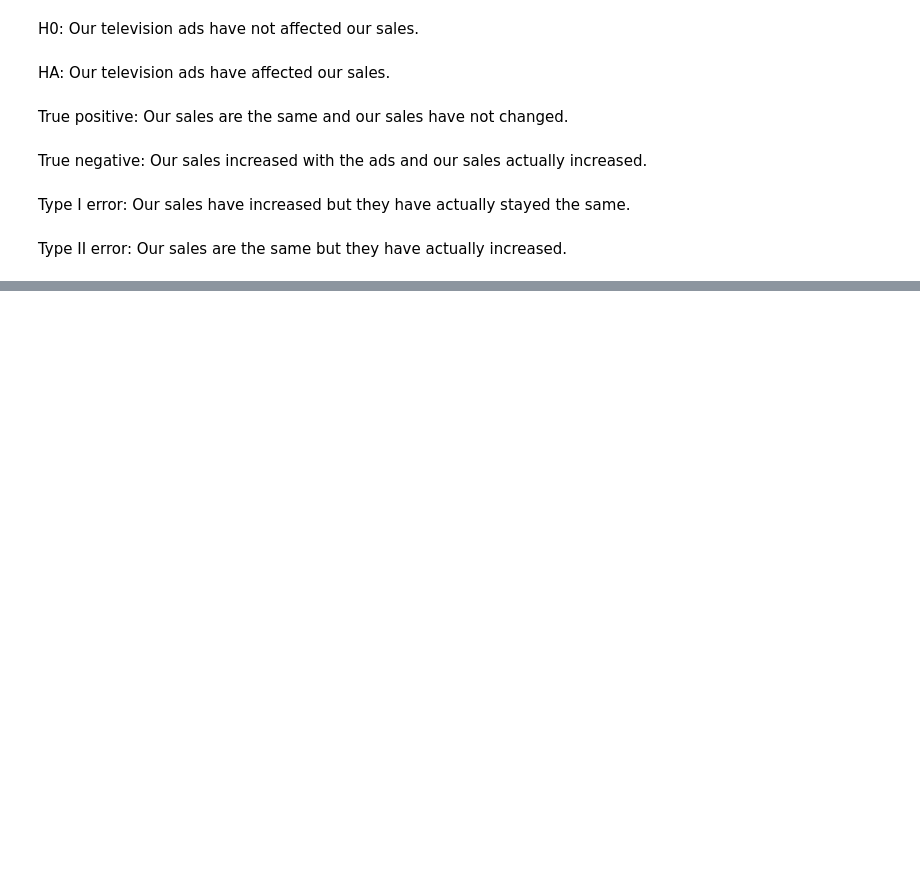
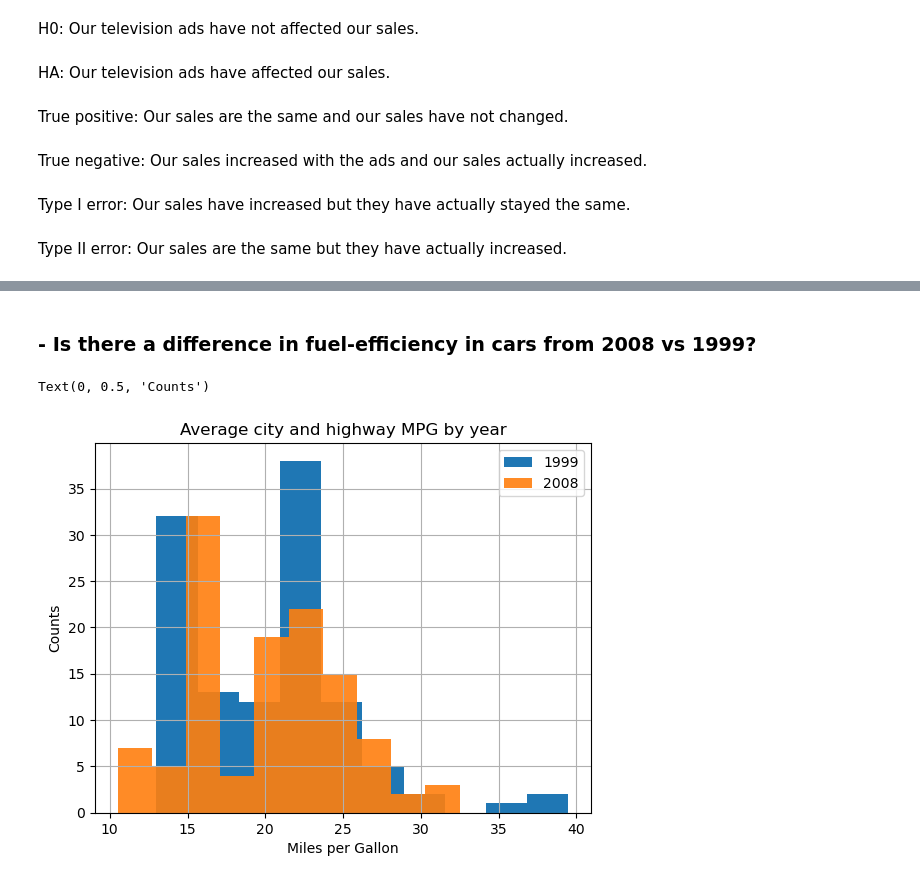
Before and after one commit to JoshuaHolt-Tech/statistics-exercises, a Jupyter notebook: hypothesis_testing.ipynb, the cells around one changed output, grey strips where cells are left out. Saved outputs shown, nothing was run; the diff lists cells and outputs as text; code cells hidden in the pictures; blank space fills up the shorter version.

```diff
--- a/hypothesis_testing.ipynb
+++ b/hypothesis_testing.ipynb
@@ -54,0 +85,2 @@ Type II error: Our sales are the same but they have actually increased.
+# %%
+mpg = data('mpg')
@@ -54,0 +108,17 @@ Type II error: Our sales are the same but they have actually increased.
+# %% [markdown]
+### - Is there a difference in fuel-efficiency in cars from 2008 vs 1999?
+# %%
+mpg['ave_fuel_use'] = (mpg.hwy + mpg.cty) / 2
+# %%
+avg_mpg99 = mpg[mpg.year == 1999].ave_fuel_use
+avg_mpg08 = mpg[mpg.year == 2008].ave_fuel_use
+
+mpg[mpg.year == 1999].ave_fuel_use.hist(label='1999')
+mpg[mpg.year == 2008].ave_fuel_use.hist(label='2008', alpha = 0.9)
+plt.legend()
+plt.title(f'Average city and highway MPG by year')
+plt.xlabel(f'Miles per Gallon')
+plt.ylabel(f'Counts')
+# %% [output]
+Text(0, 0.5, 'Counts')
+[figure, added]
```
Also changed, not shown: parts of 37 cells of this notebook.
